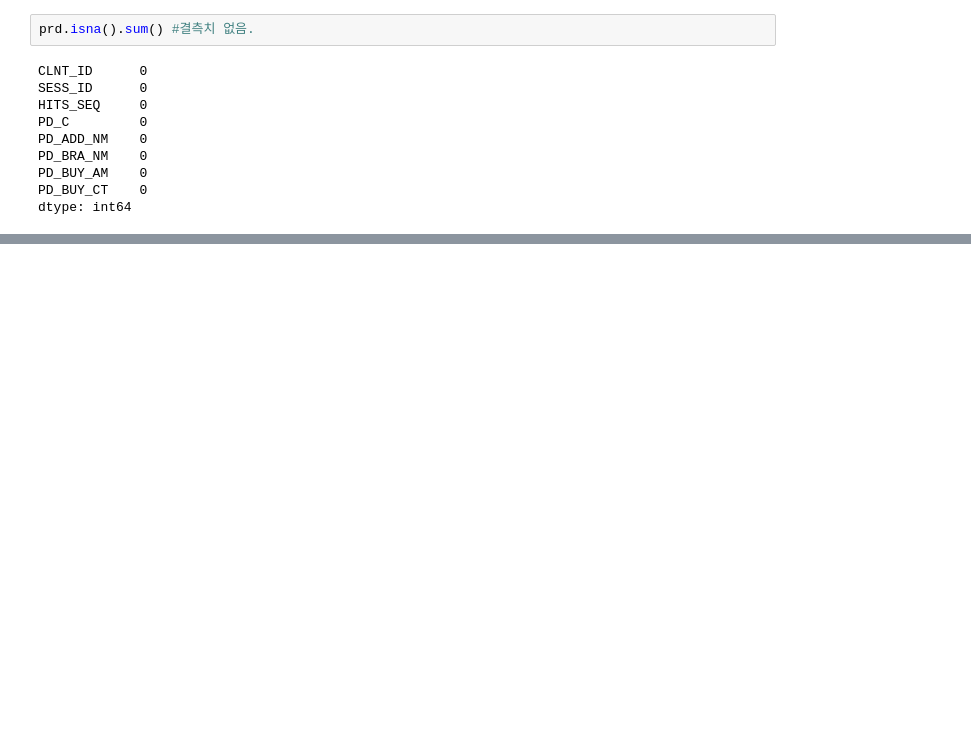
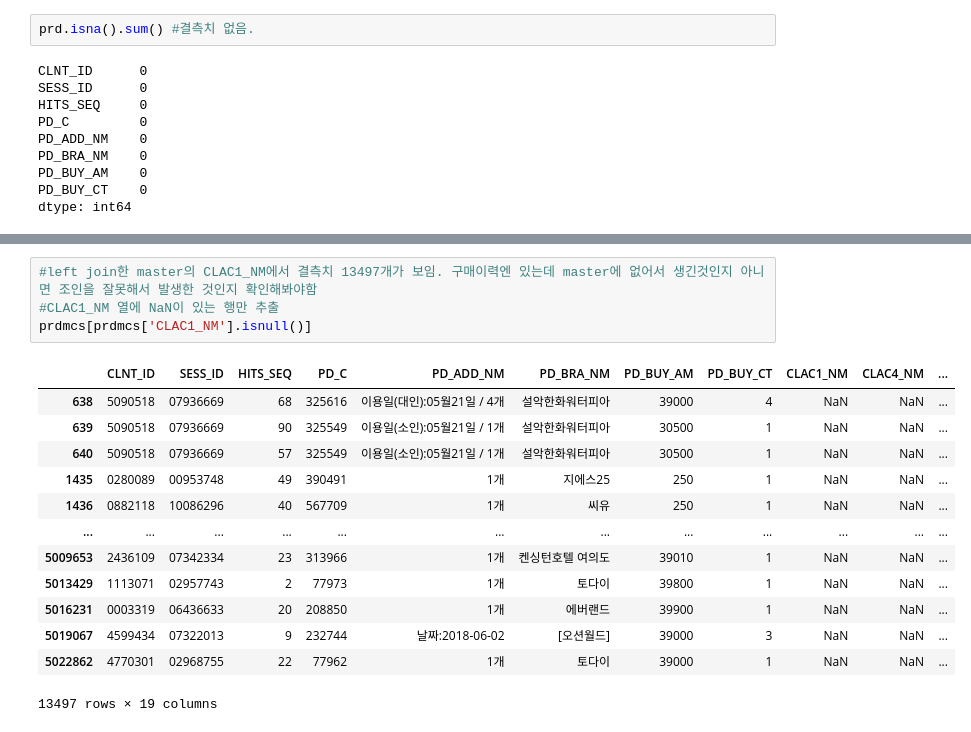
Before and after one commit to chldnjstjr/Lpoint, a Jupyter notebook: Preprocessing.ipynb, the cells around one changed output, grey strips where cells are left out. Cells and saved outputs as stored; diff of their text form; blank space fills up the shorter version.

```diff
--- a/Preprocessing.ipynb
+++ b/Preprocessing.ipynb
@@ -176,3 +229,21 @@ DVC_CTG_NM               0
 ZON_NM                   0
 CITY_NM                  0
 dtype: int64
+# %%
+#left join한 master의 CLAC1_NM에서 결측치 13497개가 보임. 구매이력엔 있는데 master에 없어서 생긴것인지 아니면 조인을 잘못해서 발생한 것인지 확인해봐야함
+#CLAC1_NM 열에 NaN이 있는 행만 추출
+prdmcs[prdmcs['CLAC1_NM'].isnull()]
+# %% [output]
+|  | CLNT_ID | SESS_ID | HITS_SEQ | PD_C | PD_ADD_NM | PD_BRA_NM | PD_BUY_AM | PD_BUY_CT | CLAC1_NM | CLAC4_NM | ... |
+| 638 | 5090518 | 07936669 | 68 | 325616 | 이용일(대인):05월21일 / 4개 | 설악한화워터피아 | 39000 | 4 | NaN | NaN | ... |
+| 639 | 5090518 | 07936669 | 90 | 325549 | 이용일(소인):05월21일 / 1개 | 설악한화워터피아 | 30500 | 1 | NaN | NaN | ... |
+| 640 | 5090518 | 07936669 | 57 | 325549 | 이용일(소인):05월21일 / 1개 | 설악한화워터피아 | 30500 | 1 | NaN | NaN | ... |
+| 1435 | 0280089 | 00953748 | 49 | 390491 | 1개 | 지에스25 | 250 | 1 | NaN | NaN | ... |
+| 1436 | 0882118 | 10086296 | 40 | 567709 | 1개 | 씨유 | 250 | 1 | NaN | NaN | ... |
+| ... | ... | ... | ... | ... | ... | ... | ... | ... | ... | ... | ... |
+| 5009653 | 2436109 | 07342334 | 23 | 313966 | 1개 | 켄싱턴호텔 여의도 | 39010 | 1 | NaN | NaN | ... |
+| 5013429 | 1113071 | 02957743 | 2 | 77973 | 1개 | 토다이 | 39800 | 1 | NaN | NaN | ... |
+| 5016231 | 0003319 | 06436633 | 20 | 208850 | 1개 | 에버랜드 | 39900 | 1 | NaN | NaN | ... |
+| 5019067 | 4599434 | 07322013 | 9 | 232744 | 날짜:2018-06-02 | [오션월드] | 39000 | 3 | NaN | NaN | ... |
+| 5022862 | 4770301 | 02968755 | 22 | 77962 | 1개 | 토다이 | 39000 | 1 | NaN | NaN | ... |
+13497 rows × 19 columns
```
Also changed, not shown: parts of 23 cells of this notebook.
